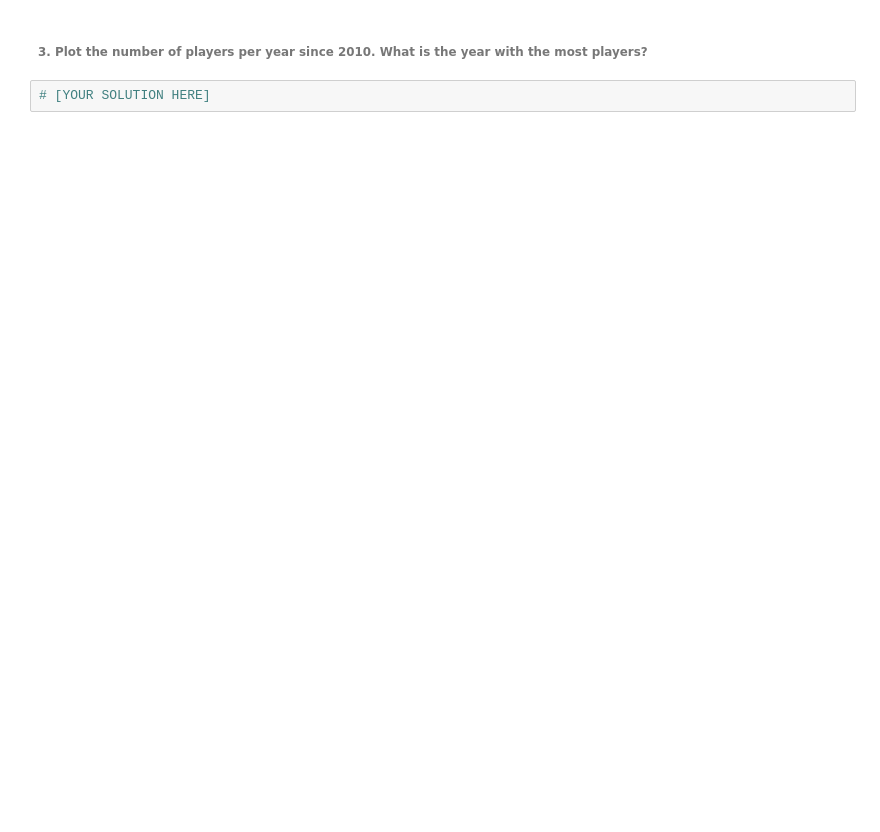
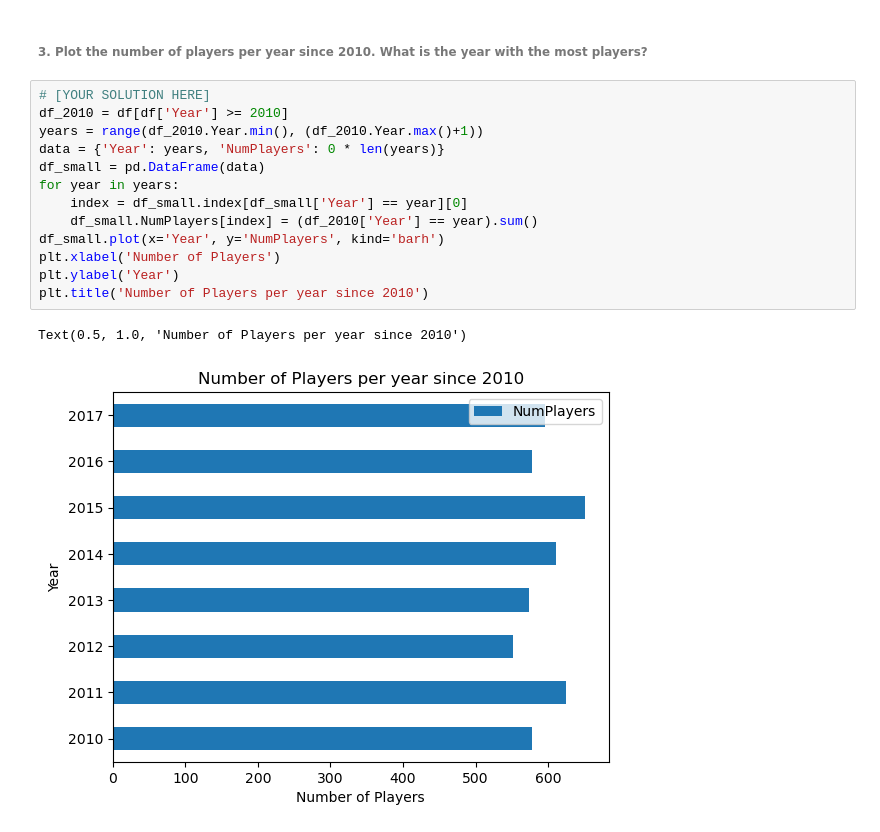
Before and after one commit to Hans345/MachLeWorkDir, a Jupyter notebook: SW01/Exercise1.ipynb, the cells around one changed output. Drawn from its saved outputs; the diff is of its cells as text; blank space fills up the shorter version.

```diff
--- a/SW01/Exercise1.ipynb
+++ b/SW01/Exercise1.ipynb
@@ -24,4 +103,18 @@ import matplotlib.pyplot as plt
 # %% [markdown]
 ###### 3. Plot the number of players per year since 2010. What is the year with the most players?
-# %%
-# [YOUR SOLUTION HERE]
+# %%
+# [YOUR SOLUTION HERE]
+df_2010 = df[df['Year'] >= 2010]
+years = range(df_2010.Year.min(), (df_2010.Year.max()+1))
+data = {'Year': years, 'NumPlayers': 0 * len(years)}
+df_small = pd.DataFrame(data)
+for year in years:
+    index = df_small.index[df_small['Year'] == year][0]
+    df_small.NumPlayers[index] = (df_2010['Year'] == year).sum()
+df_small.plot(x='Year', y='NumPlayers', kind='barh')
+plt.xlabel('Number of Players')
+plt.ylabel('Year')
+plt.title('Number of Players per year since 2010')
+# %% [output]
+Text(0.5, 1.0, 'Number of Players per year since 2010')
+[figure, added]
```
Also changed, not shown: parts of 12 cells of this notebook.
